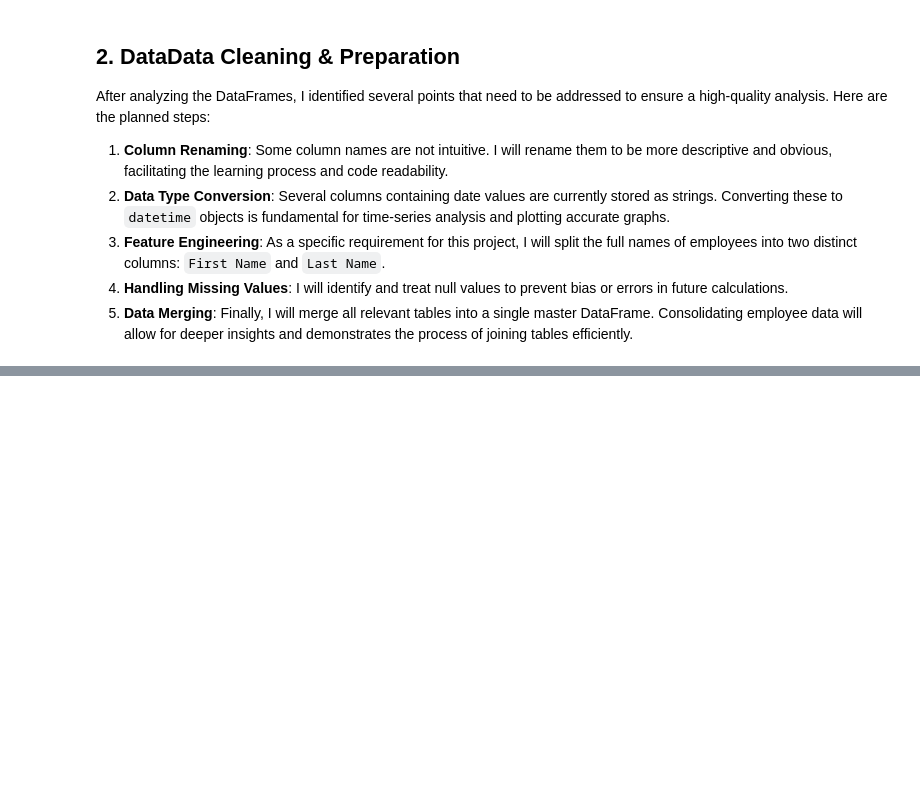
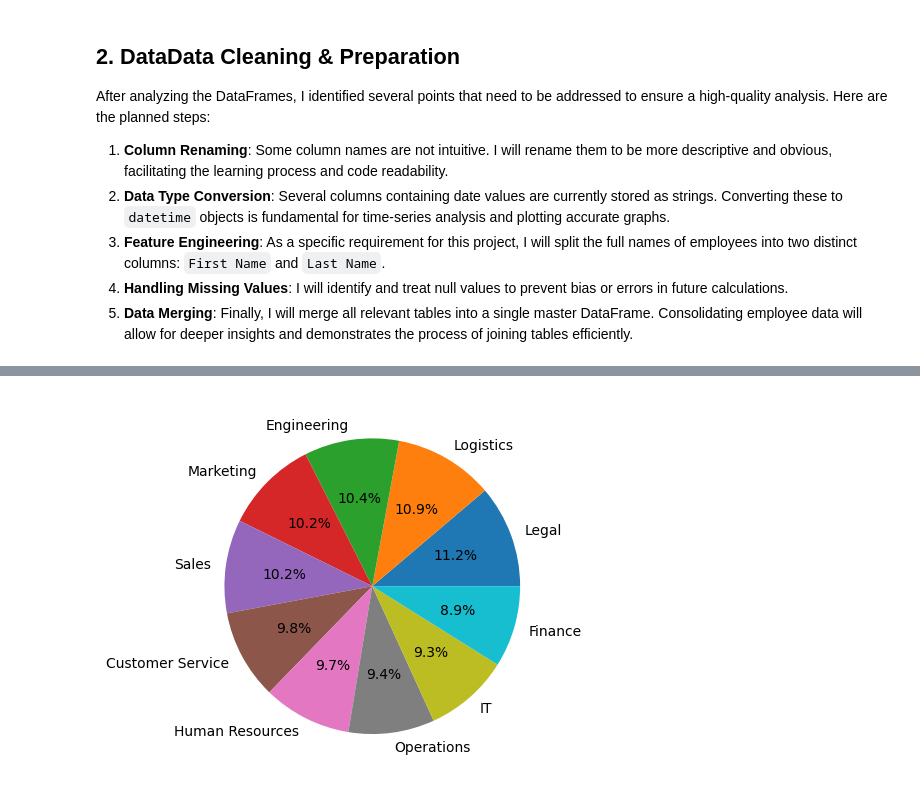
Before and after one commit to pedro-cella/Codebasics_Data_Science, a Jupyter notebook: Projects/hr_eda/Human_Resources_EDA.ipynb, the cells around one changed output, grey strips where cells are left out. Saved outputs shown, nothing was run; the diff lists cells and outputs as text; code cells hidden in the pictures; blank space fills up the shorter version.

```diff
--- a/Projects/hr_eda/Human_Resources_EDA.ipynb
+++ b/Projects/hr_eda/Human_Resources_EDA.ipynb
@@ -182,0 +216,4 @@ After analyzing the DataFrames, I identified several points that need to be addr
+# %%
+# Then let's convert the genderID to male and female
+df_employee_copy['GenderID'] = df_employee_copy['GenderID'].map({1: 'Female', 0: 'Male'})
+df_employee_copy.head(5)
@@ -182,0 +364,8 @@ After analyzing the DataFrames, I identified several points that need to be addr
+# %%
+# In this case I wanted to plot the ratio of employees by department
+employee_by_department = df_employee_copy['departmentID'].value_counts()
+labels = df_employee_copy['departmentID'].unique()
+plt.pie(employee_by_department, labels=labels, autopct='%1.1f%%')
+plt.show()
+# %% [output]
+[figure, added]
```
Also changed, not shown: parts of 21 cells of this notebook.
